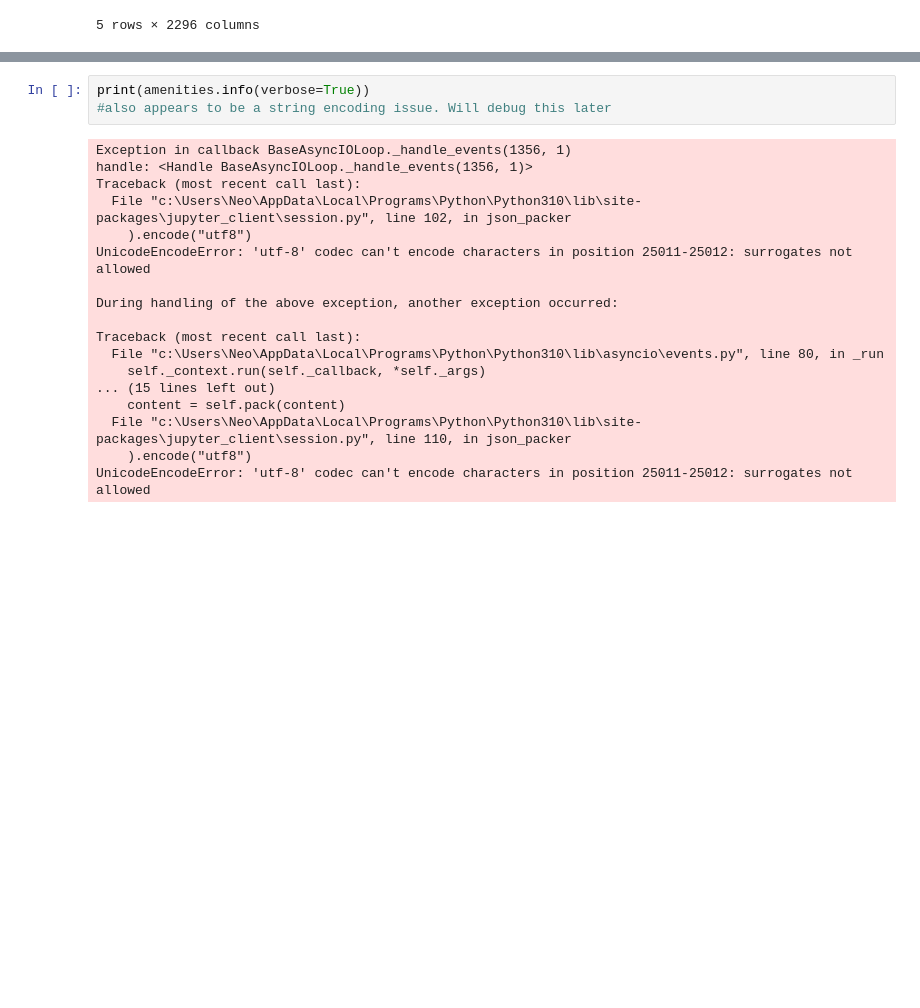
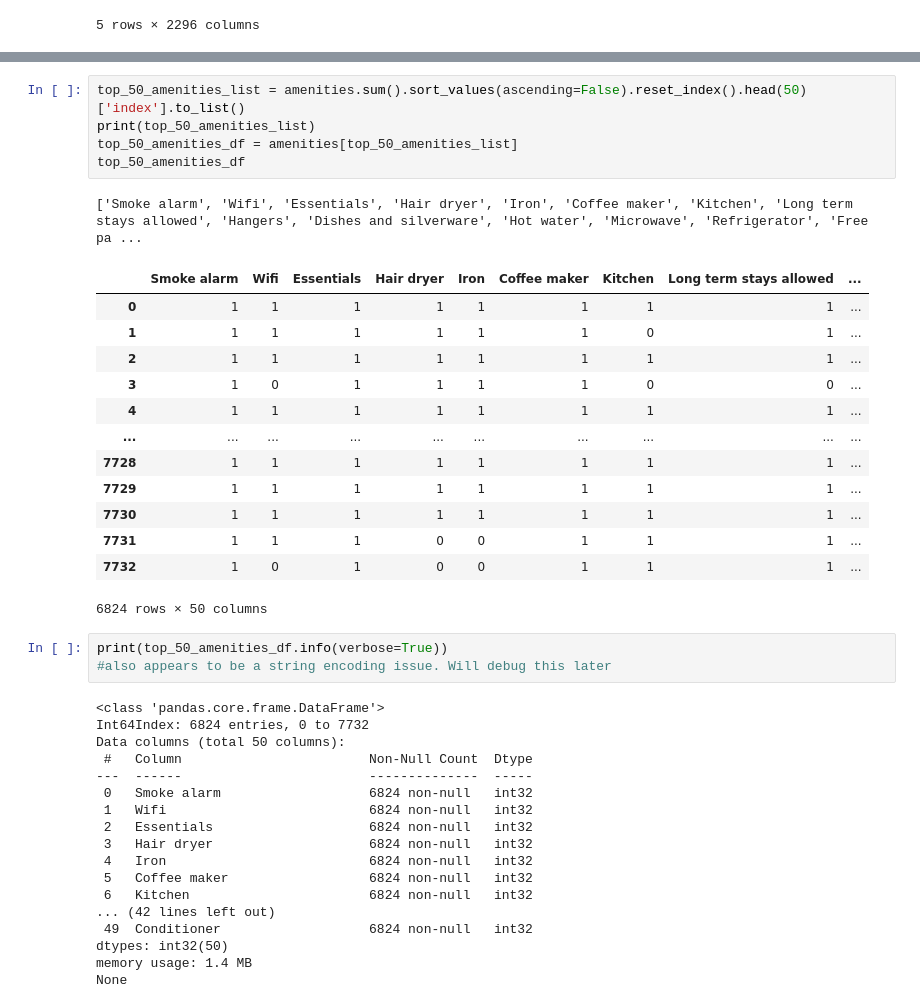
Before and after one commit to sakshi1989/DSBA_6211_Airbnb_Nashville, a Jupyter notebook: Question 3 (Emil & Rich)/amenities_vs_review_score.ipynb, the cells around one changed output, grey strips where cells are left out. Drawn from its saved outputs; the diff is of its cells as text; blank space fills up the shorter version.

Commit message:
reduced to 50 top amenities

```diff
--- a/Question 3 (Emil & Rich)/amenities_vs_review_score.ipynb
+++ b/Question 3 (Emil & Rich)/amenities_vs_review_score.ipynb
@@ -81,21 +94,41 @@ display(amenities.head())
+# %%
+top_50_amenities_list = amenities.sum().sort_values(ascending=False).reset_index().head(50)['index'].to_list()
+print(top_50_amenities_list)
+top_50_amenities_df = amenities[top_50_amenities_list]
+top_50_amenities_df
+# %% [output]
+['Smoke alarm', 'Wifi', 'Essentials', 'Hair dryer', 'Iron', 'Coffee maker', 'Kitchen', 'Long term stays allowed', 'Hangers', 'Dishes and silverware', 'Hot water', 'Microwave', 'Refrigerator', 'Free pa ...
+|  | Smoke alarm | Wifi | Essentials | Hair dryer | Iron | Coffee maker | Kitchen | Long term stays allowed | ... |
+| 0 | 1 | 1 | 1 | 1 | 1 | 1 | 1 | 1 | ... |
+| 1 | 1 | 1 | 1 | 1 | 1 | 1 | 0 | 1 | ... |
+| 2 | 1 | 1 | 1 | 1 | 1 | 1 | 1 | 1 | ... |
+| 3 | 1 | 0 | 1 | 1 | 1 | 1 | 0 | 0 | ... |
+| 4 | 1 | 1 | 1 | 1 | 1 | 1 | 1 | 1 | ... |
+| ... | ... | ... | ... | ... | ... | ... | ... | ... | ... |
+| 7728 | 1 | 1 | 1 | 1 | 1 | 1 | 1 | 1 | ... |
+| 7729 | 1 | 1 | 1 | 1 | 1 | 1 | 1 | 1 | ... |
+| 7730 | 1 | 1 | 1 | 1 | 1 | 1 | 1 | 1 | ... |
+| 7731 | 1 | 1 | 1 | 0 | 0 | 1 | 1 | 1 | ... |
+| 7732 | 1 | 0 | 1 | 0 | 0 | 1 | 1 | 1 | ... |
+6824 rows × 50 columns
 # %%
-print(amenities.info(verbose=True))
+print(top_50_amenities_df.info(verbose=True))
 #also appears to be a string encoding issue. Will debug this later
 # %% [output]
-Exception in callback BaseAsyncIOLoop._handle_events(1356, 1)
-handle: <Handle BaseAsyncIOLoop._handle_events(1356, 1)>
-Traceback (most recent call last):
-  File "c:\Users\Neo\AppData\Local\Programs\Python\Python310\lib\site-packages\jupyter_client\session.py", line 102, in json_packer
-    ).encode("utf8")
-UnicodeEncodeError: 'utf-8' codec can't encode characters in position 25011-25012: surrogates not allowed
-
-During handling of the above exception, another exception occurred:
-
-Traceback (most recent call last):
-  File "c:\Users\Neo\AppData\Local\Programs\Python\Python310\lib\asyncio\events.py", line 80, in _run
-    self._context.run(self._callback, *self._args)
-... (15 lines left out)
-    content = self.pack(content)
-  File "c:\Users\Neo\AppData\Local\Programs\Python\Python310\lib\site-packages\jupyter_client\session.py", line 110, in json_packer
-    ).encode("utf8")
-UnicodeEncodeError: 'utf-8' codec can't encode characters in position 25011-25012: surrogates not allowed
+<class 'pandas.core.frame.DataFrame'>
+Int64Index: 6824 entries, 0 to 7732
+Data columns (total 50 columns):
+ #   Column                        Non-Null Count  Dtype
+---  ------                        --------------  -----
+ 0   Smoke alarm                   6824 non-null   int32
+ 1   Wifi                          6824 non-null   int32
+ 2   Essentials                    6824 non-null   int32
+ 3   Hair dryer                    6824 non-null   int32
+ 4   Iron                          6824 non-null   int32
+ 5   Coffee maker                  6824 non-null   int32
+ 6   Kitchen                       6824 non-null   int32
+... (42 lines left out)
+ 49  Conditioner                   6824 non-null   int32
+dtypes: int32(50)
+memory usage: 1.4 MB
+None
```
Also changed, not shown: parts of 2 cells of this notebook.
